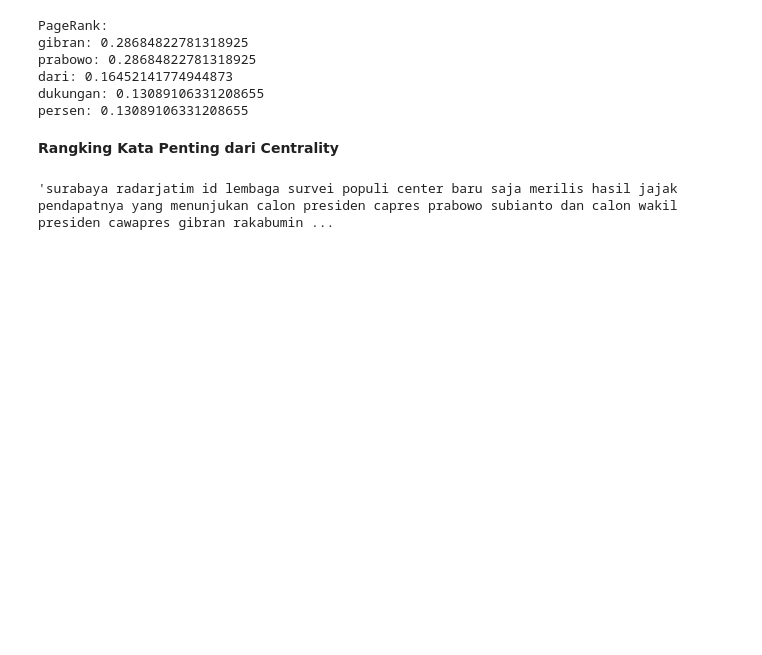
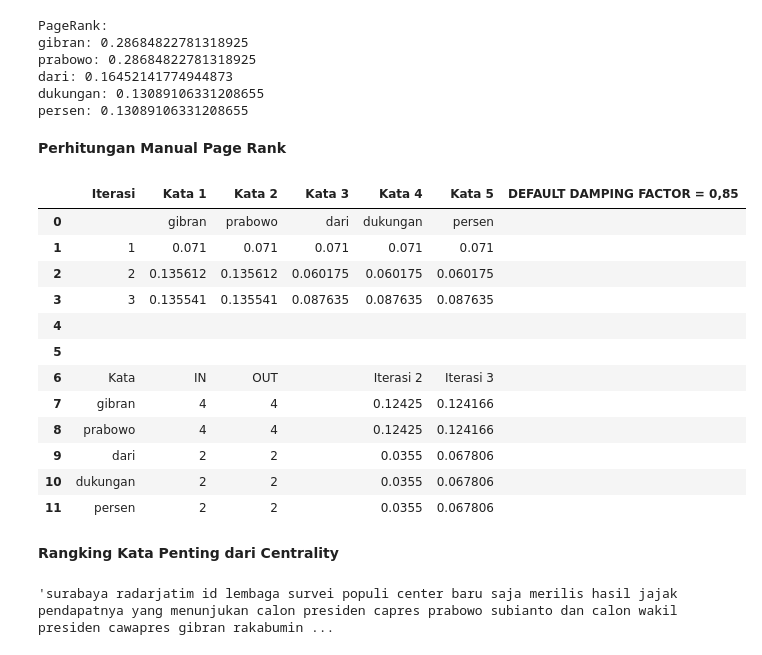
Before and after one commit to RagilSalsabil/ppw, a Jupyter notebook: _sources/notebooks3.ipynb, the cells around one changed output. Saved outputs shown, nothing was run; the diff lists cells and outputs as text; code cells hidden in the pictures; blank space fills up the shorter version.

```diff
--- a/_sources/notebooks3.ipynb
+++ b/_sources/notebooks3.ipynb
@@ -213,6 +226,26 @@ prabowo: 0.28684822781318925
 dari: 0.16452141774944873
 dukungan: 0.13089106331208655
 persen: 0.13089106331208655
+# %% [markdown]
+**Perhitungan Manual Page Rank**
+# %%
+pageRank = pd.read_excel('/content/drive/MyDrive/projectPPW/tugas/pageRank.xlsx')
+df_pagerank = pageRank.fillna('')
+df_pagerank
+# %% [output]
+|  | Iterasi | Kata 1 | Kata 2 | Kata 3 | Kata 4 | Kata 5 | DEFAULT DAMPING FACTOR = 0,85 |
+| 0 |  | gibran | prabowo | dari | dukungan | persen |  |
+| 1 | 1 | 0.071 | 0.071 | 0.071 | 0.071 | 0.071 |  |
+| 2 | 2 | 0.135612 | 0.135612 | 0.060175 | 0.060175 | 0.060175 |  |
+| 3 | 3 | 0.135541 | 0.135541 | 0.087635 | 0.087635 | 0.087635 |  |
+| 4 |  |  |  |  |  |  |  |
+| 5 |  |  |  |  |  |  |  |
+| 6 | Kata | IN | OUT |  | Iterasi 2 | Iterasi 3 |  |
+| 7 | gibran | 4 | 4 |  | 0.12425 | 0.124166 |  |
+| 8 | prabowo | 4 | 4 |  | 0.12425 | 0.124166 |  |
+| 9 | dari | 2 | 2 |  | 0.0355 | 0.067806 |  |
+| 10 | dukungan | 2 | 2 |  | 0.0355 | 0.067806 |  |
+| 11 | persen | 2 | 2 |  | 0.0355 | 0.067806 |  |
 # %% [markdown]
 **Rangking Kata Penting dari Centrality**
 # %%
```
Also changed, not shown: parts of 4 cells of this notebook, 19 other files.
